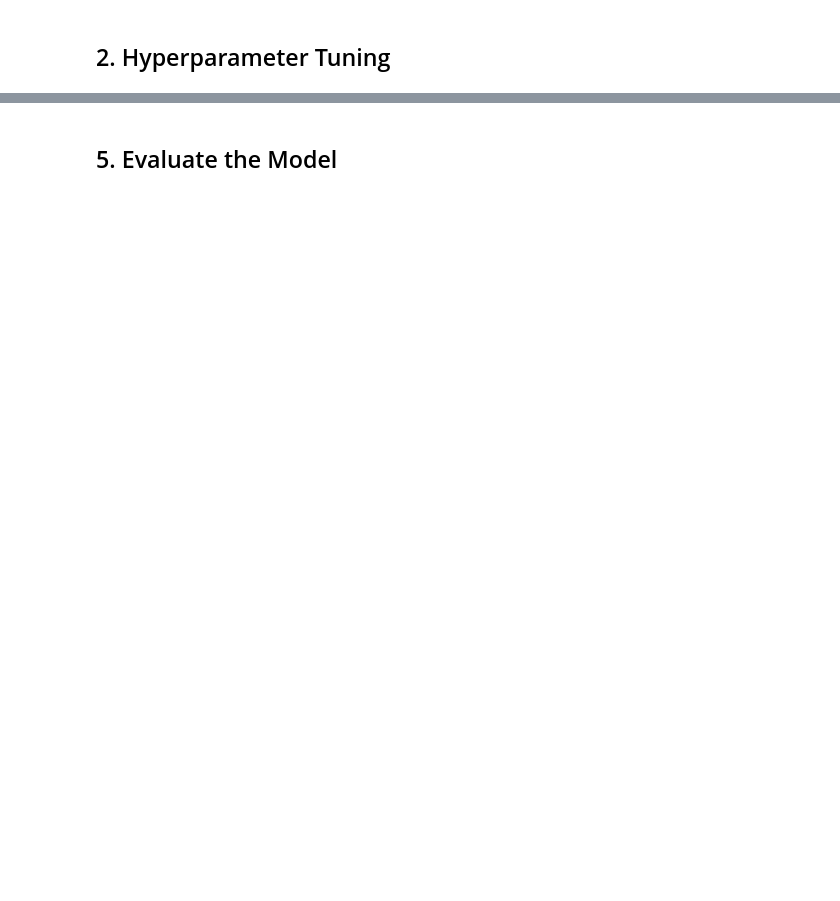
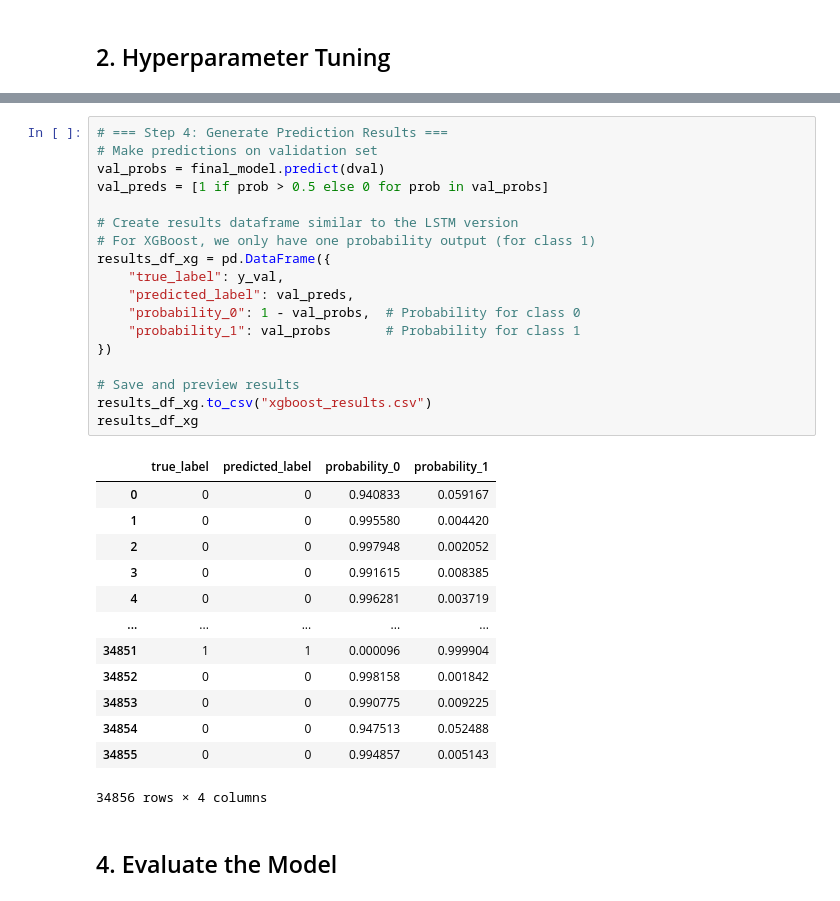
Before and after one commit to Reb-jon/Applying-Data-Science, a Jupyter notebook: ModelDevelopment_XGboost.ipynb, the cells around one changed output, grey strips where cells are left out. Saved outputs shown, nothing was run; the diff lists cells and outputs as text; blank space fills up the shorter version.

```diff
--- a/ModelDevelopment_XGboost.ipynb
+++ b/ModelDevelopment_XGboost.ipynb
@@ -197,3 +195,35 @@ plt.show()
+# %%
+# === Step 4: Generate Prediction Results ===
+# Make predictions on validation set
+val_probs = final_model.predict(dval)
+val_preds = [1 if prob > 0.5 else 0 for prob in val_probs]
+
+# Create results dataframe similar to the LSTM version
+# For XGBoost, we only have one probability output (for class 1)
+results_df_xg = pd.DataFrame({
+    "true_label": y_val,
+    "predicted_label": val_preds,
+    "probability_0": 1 - val_probs,  # Probability for class 0
+    "probability_1": val_probs       # Probability for class 1
+})
+
+# Save and preview results
+results_df_xg.to_csv("xgboost_results.csv")
+results_df_xg
+# %% [output]
+|  | true_label | predicted_label | probability_0 | probability_1 |
+| 0 | 0 | 0 | 0.940833 | 0.059167 |
+| 1 | 0 | 0 | 0.995580 | 0.004420 |
+| 2 | 0 | 0 | 0.997948 | 0.002052 |
+| 3 | 0 | 0 | 0.991615 | 0.008385 |
+| 4 | 0 | 0 | 0.996281 | 0.003719 |
+| ... | ... | ... | ... | ... |
+| 34851 | 1 | 1 | 0.000096 | 0.999904 |
+| 34852 | 0 | 0 | 0.998158 | 0.001842 |
+| 34853 | 0 | 0 | 0.990775 | 0.009225 |
+| 34854 | 0 | 0 | 0.947513 | 0.052488 |
+| 34855 | 0 | 0 | 0.994857 | 0.005143 |
+34856 rows × 4 columns
 # %% [markdown]
-## 5. Evaluate the Model
+## 4. Evaluate the Model
 # %%
```
Also changed, not shown: parts of 10 cells of this notebook, 2 other files.
